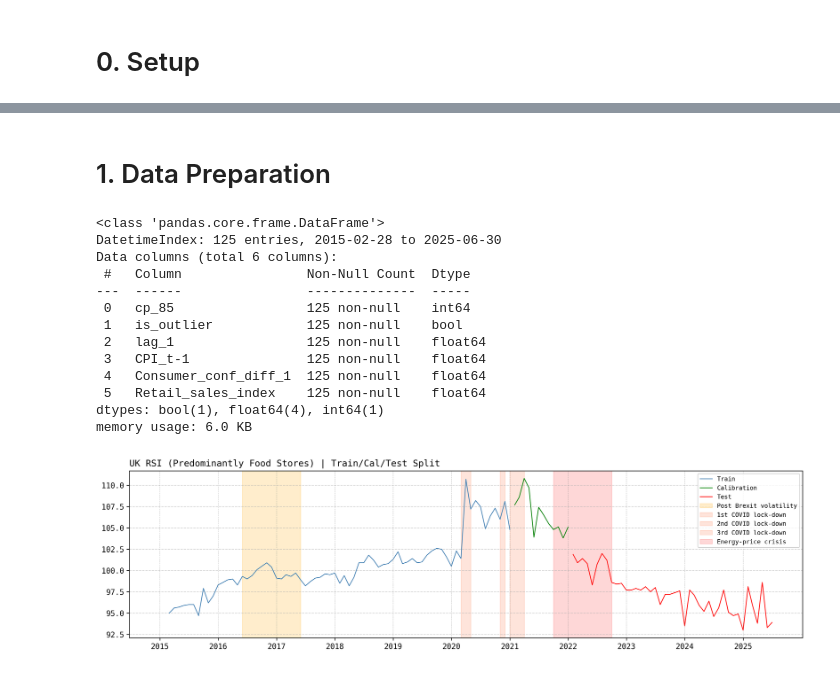
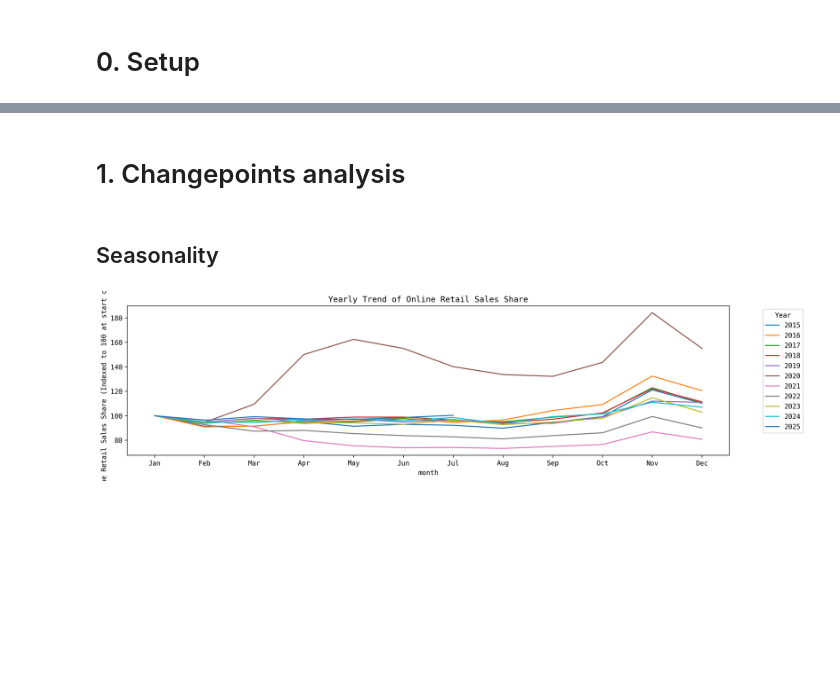
Before and after one commit to michaelarutyunov/time-series-methods, a Jupyter notebook: notebooks/02_features.ipynb, the cells around one changed output, grey strips where cells are left out. Drawn from its saved outputs; the diff is of its cells as text; code cells hidden in the pictures; blank space fills up the shorter version.

```diff
--- a/notebooks/02_features.ipynb
+++ b/notebooks/02_features.ipynb
@@ -37,3 +35,11 @@ def add_event_spans(ax):
         'energy': ax.axvspan(pd.Timestamp('2021-10'), pd.Timestamp('2022-10'),
                              color="#FB3B38", alpha=0.2, label='Energy-price crisis')
     }
+# %%
+# Load the data
+file_name = "clean_data.csv"
+file_path = processed_data_dir / file_name
+df = pd.read_csv(file_path, parse_dates=['date'], index_col='date')
+df = df.resample('ME').last()
+assert df.isna().sum().sum() == 0
+df.info()
@@ -40,22 +61,2 @@ def add_event_spans(ax):
 # %% [markdown]
-# 1. Data Preparation
+# 1. Changepoints analysis
-# %%
-file_name = "uk_final.csv"
-file_path = processed_data_dir / file_name
-df = pd.read_csv(file_path, parse_dates=['date'], index_col='date')
-assert df.isna().sum().sum() == 0
-df.info()
-# %% [output]
-<class 'pandas.core.frame.DataFrame'>
-DatetimeIndex: 125 entries, 2015-02-28 to 2025-06-30
-Data columns (total 6 columns):
- #   Column                Non-Null Count  Dtype
----  ------                --------------  -----
- 0   cp_85                 125 non-null    int64
- 1   is_outlier            125 non-null    bool
- 2   lag_1                 125 non-null    float64
- 3   CPI_t-1               125 non-null    float64
- 4   Consumer_conf_diff_1  125 non-null    float64
- 5   Retail_sales_index    125 non-null    float64
-dtypes: bool(1), float64(4), int64(1)
-memory usage: 6.0 KB
@@ -81,24 +63,24 @@ with open('../data/processed/splits.pkl', 'wb') as f:
-# %%
-# TTS visualization
-plt.figure(figsize=(16, 4), dpi=300)
-ax = sns.lineplot(x=y_train.index, y=y_train, linewidth=1, color='steelblue', label='Train')
-ax = sns.lineplot(x=y_cal.index, y=y_cal, linewidth=1, color='green', label='Calibration')
-ax = sns.lineplot(x=y_test.index, y=y_test, linewidth=1, color='red', label='Test')
-
-ax.set_xticks([pd.Timestamp(f'{year}-01-01') for year in range(2015, 2026)])
-ax.set_xticklabels([str(year) for year in range(2015, 2026)])
-for tick in ax.get_xticks():
-    ax.axvline(x=tick, color='gray', linestyle='--', linewidth=0.5, alpha=0.5)
-
-# Spans for significant events
-event_spans = add_event_spans(ax)
-
-ax.legend(fontsize=8)
-
-plt.xlabel('')
-plt.ylabel('')
-plt.grid(axis='y', linestyle='--', alpha=0.5)
-plt.title('UK RSI (Predominantly Food Stores) | Train/Cal/Test Split', loc='left')
-plt.show()
-# %% [output]
-[figure, removed]
+# %% [markdown]
+## Seasonality
+# %%
+plot_data = df.copy()
+plot_data.reset_index(inplace=True)
+plot_data['year'] = plot_data['date'].dt.year
+plot_data['month'] = plot_data['date'].dt.month
+plot_data['day'] = plot_data['date'].dt.day
+
+fig, ax = plt.subplots(figsize=(16, 4), dpi=300)
+for year in plot_data['year'].unique():
+    yearly_data = plot_data[plot_data['year'] == year]
+    yearly_data = yearly_data.sort_values(by='date')
+    # Normalize to 100 at the start of the year
+    yearly_data['normalized_sales_share'] = yearly_data['online_retail_sales_share'] / yearly_data['online_retail_sales_share'].iloc[0] * 100
+    sns.lineplot(data=yearly_data, x='month', y='normalized_sales_share', label=str(year), ax=ax)
+ax.set_xticks(range(1, 13))
+ax.set_xticklabels(['Jan', 'Feb', 'Mar', 'Apr', 'May', 'Jun', 'Jul', 'Aug', 'Sep', 'Oct', 'Nov', 'Dec'])
+ax.set_ylabel('Online Retail Sales Share (Indexed to 100 at start of year)')
+ax.set_title('Yearly Trend of Online Retail Sales Share')
+ax.legend(title='Year', bbox_to_anchor=(1.05, 1), loc='upper left')
+plt.show()
+# %% [output]
+[figure, added]
```
Also changed, not shown: parts of 29 cells of this notebook, 35 other files.
